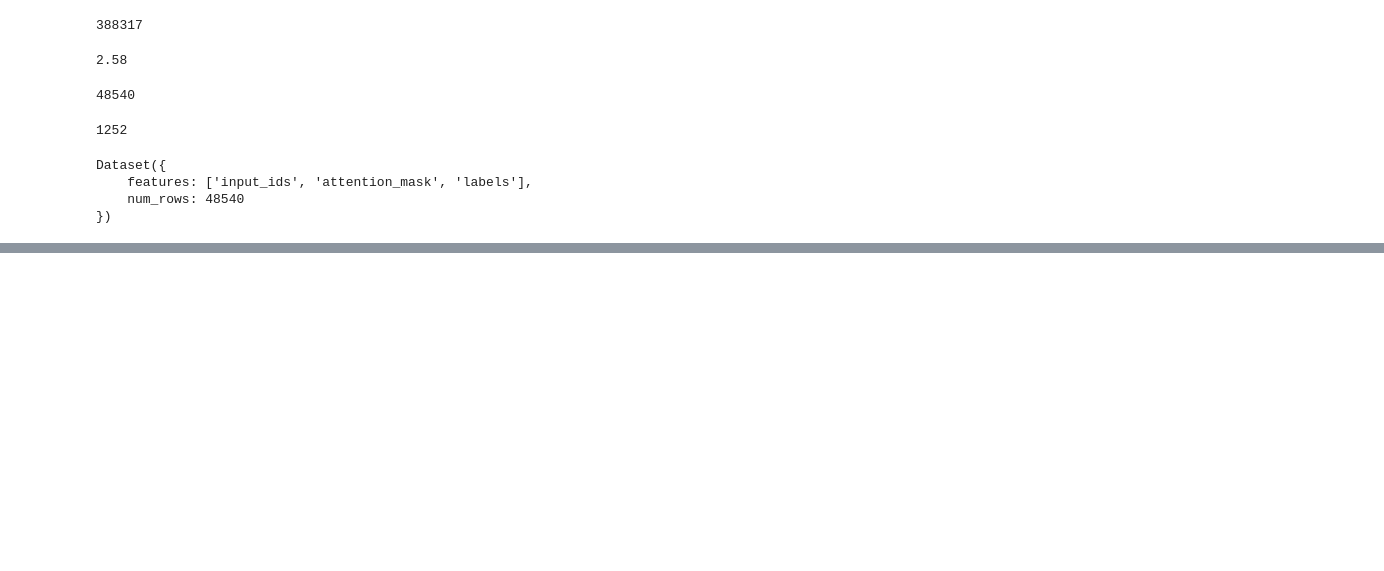
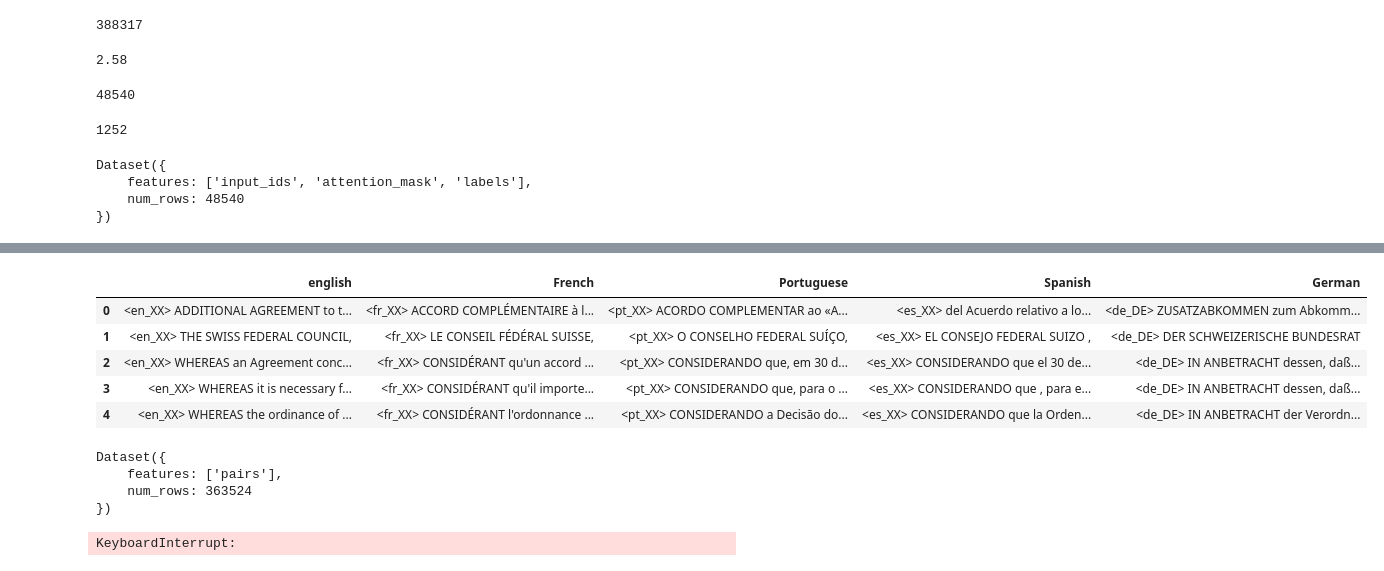
Before and after one commit to iampali/Mbart-Law-finetune, a Jupyter notebook: create_dataset.ipynb, the cells around one changed output, grey strips where cells are left out. Drawn from its saved outputs; the diff is of its cells as text; code cells hidden in the pictures; blank space fills up the shorter version.

```diff
--- a/create_dataset.ipynb
+++ b/create_dataset.ipynb
@@ -458,0 +473,12 @@ else:
+# %%
+langs = ['english', 'French', 'Portuguese', 'Spanish', 'German']
+lang_codes = {
+    "english": "en_XX",
+    "Portuguese": "pt_XX",
+    "Spanish": "es_XX",
+    "French": "fr_XX",
+    "German": "de_DE",
+} # Adjust codes as needed
+
+for i in langs:
+    data[i] = data[i].apply(lambda x : f"<{lang_codes[i]}> {x}")
@@ -458,0 +489,9 @@ else:
+# %%
+data.head()
+# %% [output]
+|  | english | French | Portuguese | Spanish | German |
+| 0 | <en_XX> ADDITIONAL AGREEMENT to t... | <fr_XX> ACCORD COMPLÉMENTAIRE à l... | <pt_XX> ACORDO COMPLEMENTAR ao «A... | <es_XX> del Acuerdo relativo a lo... | <de_DE> ZUSATZABKOMMEN zum Abkomm... |
+| 1 | <en_XX> THE SWISS FEDERAL COUNCIL, | <fr_XX> LE CONSEIL FÉDÉRAL SUISSE, | <pt_XX> O CONSELHO FEDERAL SUÍÇO, | <es_XX> EL CONSEJO FEDERAL SUIZO , | <de_DE> DER SCHWEIZERISCHE BUNDESRAT |
+| 2 | <en_XX> WHEREAS an Agreement conc... | <fr_XX> CONSIDÉRANT qu'un accord ... | <pt_XX> CONSIDERANDO que, em 30 d... | <es_XX> CONSIDERANDO que el 30 de... | <de_DE> IN ANBETRACHT dessen, daß... |
+| 3 | <en_XX> WHEREAS it is necessary f... | <fr_XX> CONSIDÉRANT qu'il importe... | <pt_XX> CONSIDERANDO que, para o ... | <es_XX> CONSIDERANDO que , para e... | <de_DE> IN ANBETRACHT dessen, daß... |
+| 4 | <en_XX> WHEREAS the ordinance of ... | <fr_XX> CONSIDÉRANT l'ordonnance ... | <pt_XX> CONSIDERANDO a Decisão do... | <es_XX> CONSIDERANDO que la Orden... | <de_DE> IN ANBETRACHT der Verordn... |
@@ -458,0 +523,7 @@ else:
+# %%
+dataset
+# %% [output]
+Dataset({
+    features: ['pairs'],
+    num_rows: 363524
+})
@@ -458,0 +532,9 @@ else:
+# %%
+def pair_generator():
+    for example in dataset:
+        for pair in example['pairs']:
+            yield pair
+
+dataset_final = Dataset.from_generator(pair_generator)
+# %% [output]
+KeyboardInterrupt:
```
Also changed, not shown: parts of 14 cells of this notebook, 7 other files.
